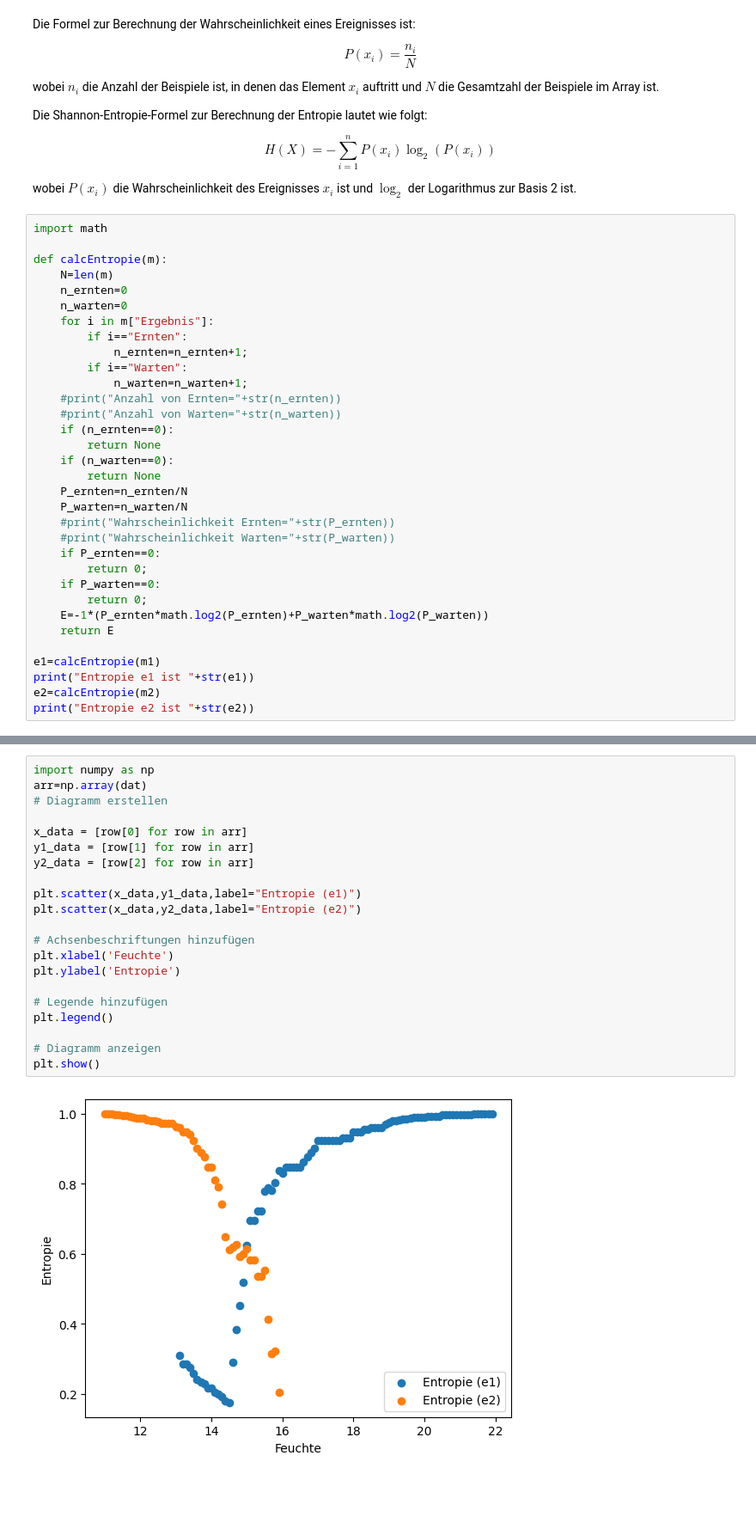
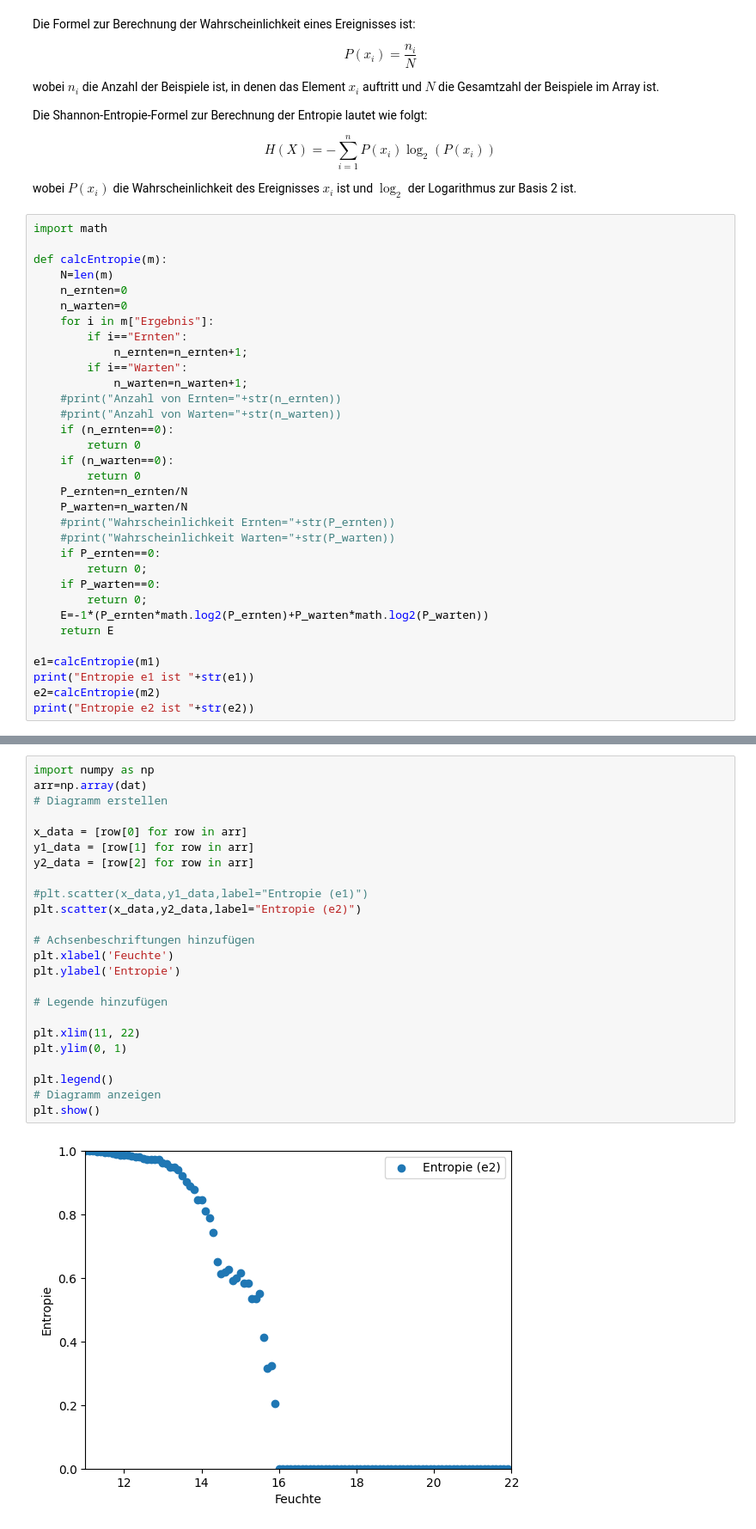
Before and after one commit to jtuttas/datenanalyse, a Jupyter notebook: EntscheidungsBaum.ipynb, the cells around one changed output, grey strips where cells are left out. Shown at 86% size. Saved outputs shown, nothing was run; the diff lists cells and outputs as text; blank space fills up the shorter version.

```diff
--- a/EntscheidungsBaum.ipynb
+++ b/EntscheidungsBaum.ipynb
@@ -104,9 +104,9 @@ def calcEntropie(m):
     #print("Anzahl von Ernten="+str(n_ernten))
     #print("Anzahl von Warten="+str(n_warten))
     if (n_ernten==0):
-        return None
+        return 0
     if (n_warten==0):
-        return None
+        return 0
     P_ernten=n_ernten/N
     P_warten=n_warten/N
     #print("Wahrscheinlichkeit Ernten="+str(P_ernten))
@@ -204,23 +232,26 @@ plt.show()
 # %%
 import numpy as np
 arr=np.array(dat)
 # Diagramm erstellen
 
 x_data = [row[0] for row in arr]
 y1_data = [row[1] for row in arr]
 y2_data = [row[2] for row in arr]
 
-plt.scatter(x_data,y1_data,label="Entropie (e1)")
+#plt.scatter(x_data,y1_data,label="Entropie (e1)")
 plt.scatter(x_data,y2_data,label="Entropie (e2)")
 
 # Achsenbeschriftungen hinzufügen
 plt.xlabel('Feuchte')
 plt.ylabel('Entropie')
 
 # Legende hinzufügen
+
+plt.xlim(11, 22)
+plt.ylim(0, 1)
+
 plt.legend()
-
 # Diagramm anzeigen
 plt.show()
 # %% [output]
-[figure, old version]
+[figure, new version]
```
Also changed, not shown: parts of 4 cells of this notebook, 9 other files.
